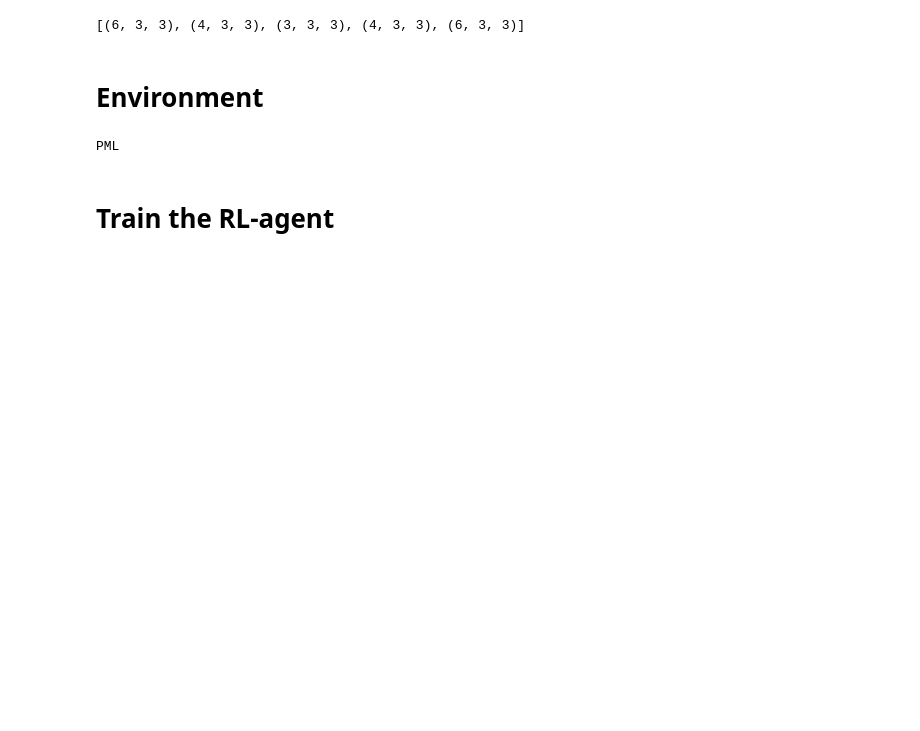
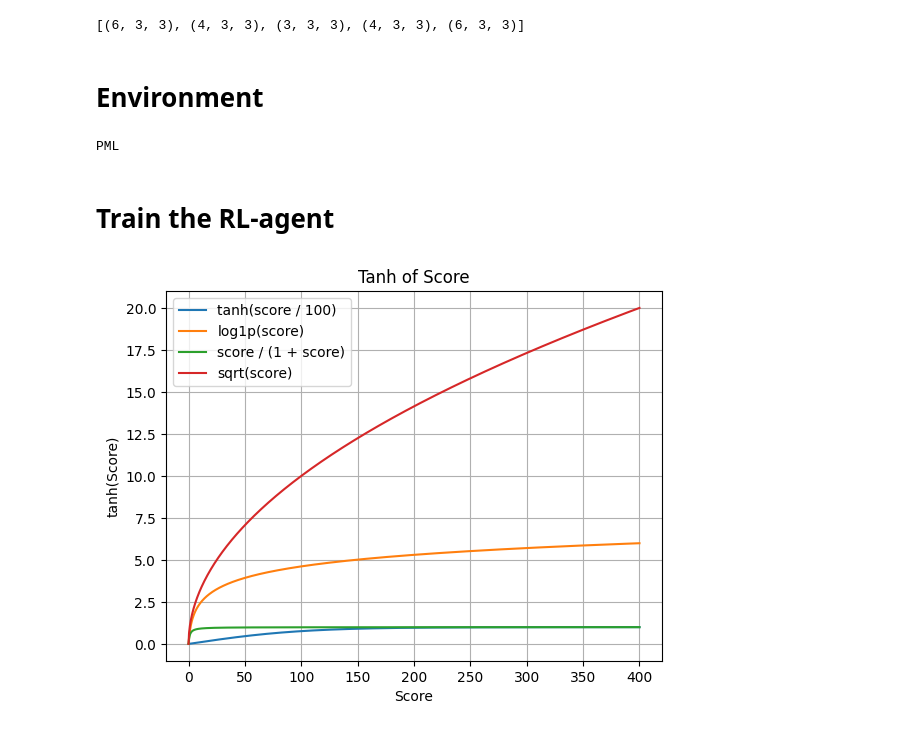
Before and after one commit to JuliusRye/QEC, a Jupyter notebook: Modules/reinforcement_learning_deformation_search.ipynb, the cells around one changed output. Saved outputs shown, nothing was run; the diff lists cells and outputs as text; code cells hidden in the pictures; blank space fills up the shorter version.

```diff
--- a/Modules/reinforcement_learning_deformation_search.ipynb
+++ b/Modules/reinforcement_learning_deformation_search.ipynb
@@ -211,6 +211,21 @@ print(ENVIRONMENT_TYPE)
 PML
 # %% [markdown]
 # Train the RL-agent
+# %%
+score = jnp.linspace(0, 400, 1000)
+
+plt.plot(score, jnp.tanh(score / 100), label="tanh(score / 100)")
+plt.plot(score, jnp.log1p(score), label="log1p(score)")
+plt.plot(score, score / (1 + score), label="score / (1 + score)")
+plt.plot(score, jnp.sqrt(score), label="sqrt(score)")
+plt.legend()
+plt.title("Tanh of Score")
+plt.xlabel("Score")
+plt.ylabel("tanh(Score)")
+plt.grid()
+plt.show()
+# %% [output]
+[figure, added]
 # %%
 def train(
     timesteps: int,
```
Also changed, not shown: parts of 5 cells of this notebook, 5 other files.
